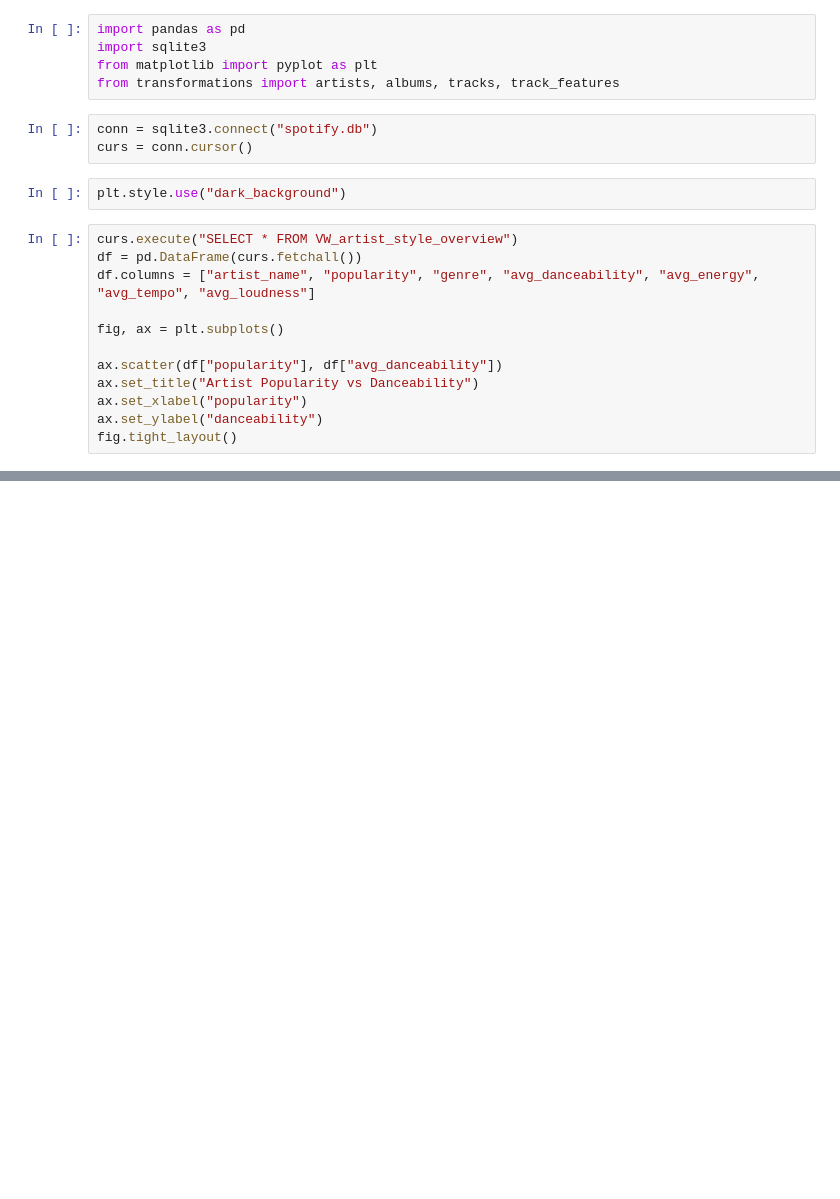
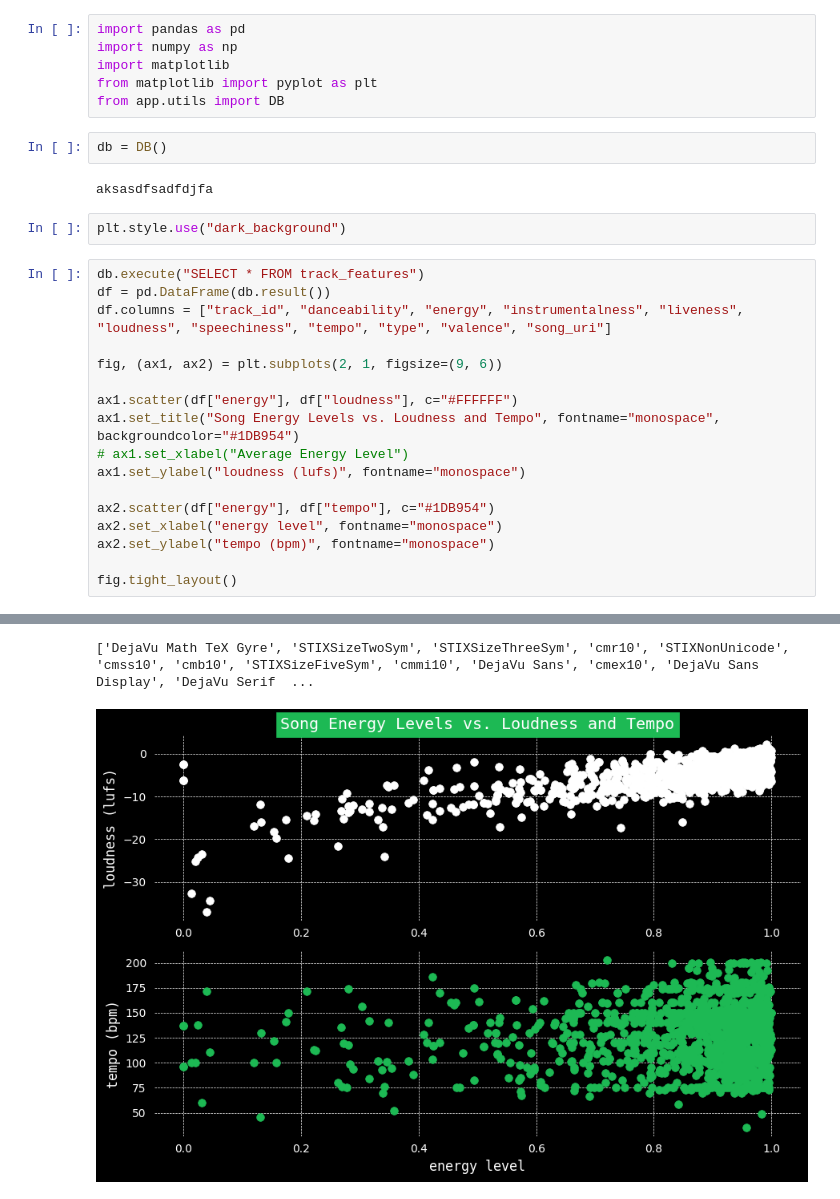
Before and after one commit to nick-esqueda/vanguard_de_project, a Jupyter notebook: visualizations.ipynb, the cells around one changed output, grey strips where cells are left out. Cells and saved outputs as stored; diff of their text form; blank space fills up the shorter version.

Commit message:
changed subject for first visualization; found style for MPL plots;

```diff
--- a/visualizations.ipynb
+++ b/visualizations.ipynb
@@ -1,23 +1,30 @@
 # %%
 import pandas as pd
-import sqlite3
+import numpy as np
+import matplotlib
 from matplotlib import pyplot as plt
-from transformations import artists, albums, tracks, track_features
+from app.utils import DB
 # %%
-conn = sqlite3.connect("spotify.db")
-curs = conn.cursor()
+db = DB()
+# %% [output]
+aksasdfsadfdjfa
 # %%
 plt.style.use("dark_background")
 # %%
-curs.execute("SELECT * FROM VW_artist_style_overview")
-df = pd.DataFrame(curs.fetchall())
-df.columns = ["artist_name", "popularity", "genre", "avg_danceability", "avg_energy", "avg_tempo", "avg_loudness"]
+db.execute("SELECT * FROM track_features")
+df = pd.DataFrame(db.result())
+df.columns = ["track_id", "danceability", "energy", "instrumentalness", "liveness", "loudness", "speechiness", "tempo", "type", "valence", "song_uri"]
 
-fig, ax = plt.subplots()
+fig, (ax1, ax2) = plt.subplots(2, 1, figsize=(9, 6))
 
-ax.scatter(df["popularity"], df["avg_danceability"])
-ax.set_title("Artist Popularity vs Danceability")
-ax.set_xlabel("popularity")
-ax.set_ylabel("danceability")
+ax1.scatter(df["energy"], df["loudness"], c="#FFFFFF")
+ax1.set_title("Song Energy Levels vs. Loudness and Tempo", fontname="monospace", backgroundcolor="#1DB954")
+# ax1.set_xlabel("Average Energy Level")
+ax1.set_ylabel("loudness (lufs)", fontname="monospace")
+
+ax2.scatter(df["energy"], df["tempo"], c="#1DB954")
+ax2.set_xlabel("energy level", fontname="monospace")
+ax2.set_ylabel("tempo (bpm)", fontname="monospace")
+
 fig.tight_layout()
 # %% [output]
@@ -26 +31,3 @@ fig.tight_layout()
+['DejaVu Math TeX Gyre', 'STIXSizeTwoSym', 'STIXSizeThreeSym', 'cmr10', 'STIXNonUnicode', 'cmss10', 'cmb10', 'STIXSizeFiveSym', 'cmmi10', 'DejaVu Sans', 'cmex10', 'DejaVu Sans Display', 'DejaVu Serif  ...
+[figure, added]
 # %%
```
Also changed, not shown: parts of 3 cells of this notebook, 2 other files.
